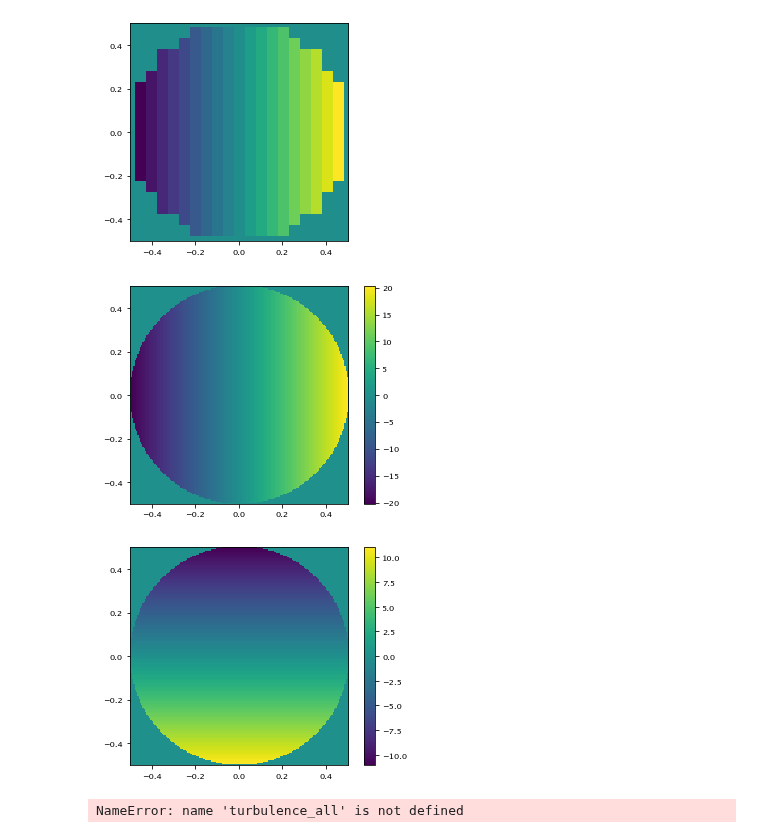
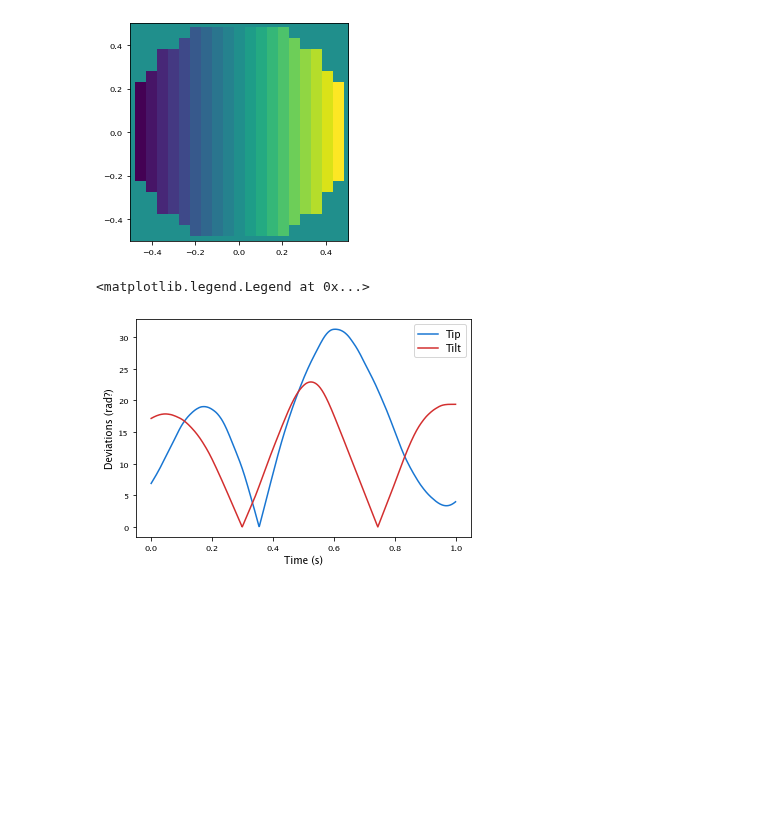
Before and after one commit to aditya-sengupta/tip-tilt-control, a Jupyter notebook: tip-tilt/dev/turbulence.ipynb, the cells around one changed output. Drawn from its saved outputs; the diff is of its cells as text; code cells hidden in the pictures; blank space fills up the shorter version.

```diff
--- a/tip-tilt/dev/turbulence.ipynb
+++ b/tip-tilt/dev/turbulence.ipynb
@@ -72,48 +72,16 @@ outer_scale   = 20
 wind_velocity = 15
 Cn2           = r0**(-5. / 3) / (0.423 * k**2)
 
-def sim_turbulence(controlled_modes):
+def turbulence_onemode(controlled_modes):
     single_layer_atmos = InfiniteAtmosphericLayer(pupil_grid,  Cn_squared=Cn2, L0=outer_scale,
                                                   velocity=wind_velocity, use_interpolation=True)
     modal_layer = ModalAdaptiveOpticsLayer(layer=single_layer_atmos, controlled_modes=controlled_modes, lag=0)
-    coeff_size = np.count_nonzero(pupil(nAct))
-    single_layer_turb = np.zeros((t.size, coeff_size))
+    single_layer_turb = np.zeros((t.size, 1))
     for n in range(t.size):
         modal_layer.evolve_until(t[n])
-        thephase = modal_layer.phase_for(wavelength)
-        thephase_binned = thephase.reshape(nAct,binning_factor, nAct, binning_factor).mean(axis=3).mean(axis=1)
-        # dimensions nAct x nAct
-
-        ## Remove piston
-        Z = thephase_binned * pup
-        Z[Z == 0] = np.nan
-        #Z = Z - np.nanmean(Z)
-
-        Z_coeffs = projectOntoDM(Z, nAct, wavelength)
-        single_layer_turb[n,:] = Z_coeffs
-    imshow_field(Field(modal_layer.phase_subtraction(5e-7), make_pupil_grid(168)))
-    plt.colorbar()
-    plt.show()
+        correction = modal_layer.phase_subtraction(wavelength)
+        single_layer_turb[n] = np.max(correction) - np.min(correction)
     return single_layer_turb
 
 #np.save('./single_layer_turb_volts.npy', single_layer_turb)
-turbulence_tip, turbulence_tilt = sim_turbulence(tip), sim_turbulence(tilt)
+turbulence_tip, turbulence_tilt = turbulence_onemode(tip), turbulence_onemode(tilt)
-# %% [output]
-[figure, removed]
-[figure, removed]
-# %%
-aberrations_all_var = np.sqrt((turbulence_all**2).mean(axis=1))
-aberrations_all_orig = turbulence_all.mean(axis=1)
-aberrations_tt_var = np.sqrt((turbulence_tt**2).mean(axis=1))
-aberrations_tt_orig = turbulence_tt.mean(axis=1)
-plt.figure(figsize=(10,10))
-plt.plot(t, aberrations_all_orig, label='All modes controlled')
-plt.plot(t, aberrations_tt_orig, label='TT controlled')
-lim = np.max(np.abs(aberrations_tt_orig))
-plt.ylim(-lim,lim)
-plt.xlabel("Time (s)")
-plt.ylabel("Aberration (mas)")
-plt.title("Aberrations over time with all modes vs only TT controlled")
-plt.legend()
-# %% [output]
-NameError: name 'turbulence_all' is not defined
@@ -129,0 +88,9 @@ plt.legend()
+# %%
+plt.plot(t, turbulence_tip, label='Tip')
+plt.plot(t, turbulence_tilt, label='Tilt')
+plt.xlabel("Time (s)")
+plt.ylabel("Deviations (rad?)")
+plt.legend()
+# %% [output]
+<matplotlib.legend.Legend at 0x...>
+[figure, added]
```
Also changed, not shown: parts of 2 cells of this notebook.
